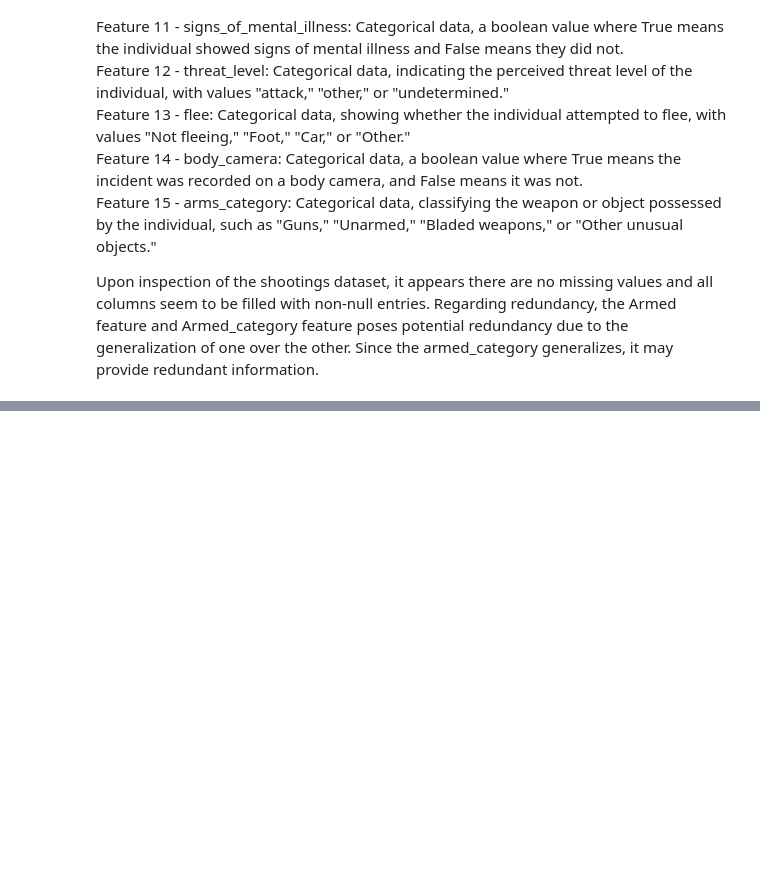
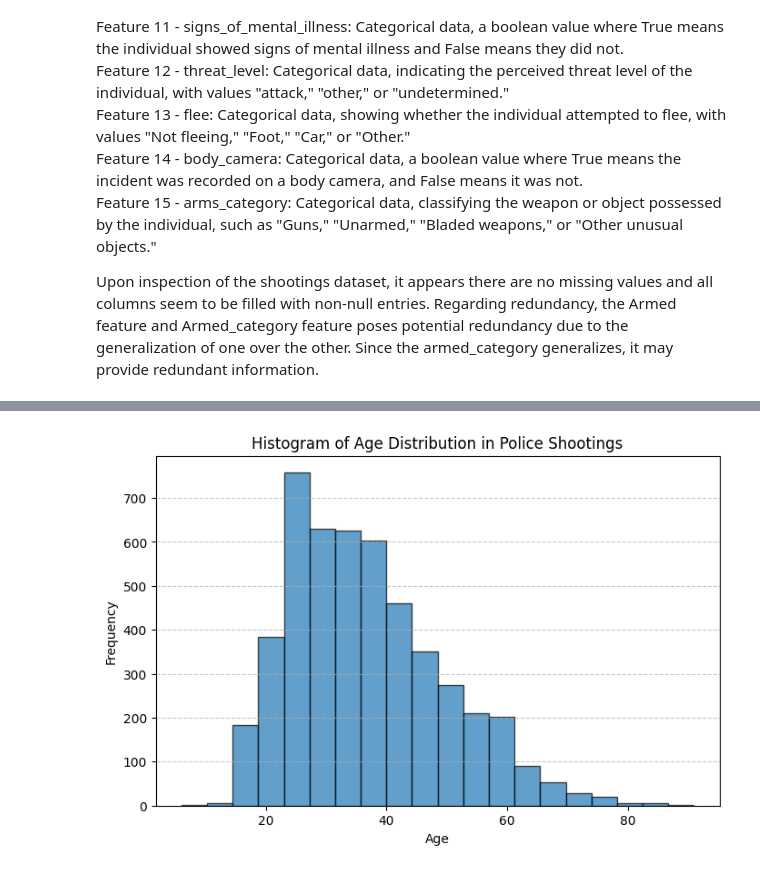
Before and after one commit to pronoyf/CSI4142-Assignment1, a Jupyter notebook: code.ipynb, the cells around one changed output, grey strips where cells are left out. Cells and saved outputs as stored; diff of their text form; code cells hidden in the pictures; blank space fills up the shorter version.

Commit message:
added dataset_2 information and insights

```diff
--- a/code.ipynb
+++ b/code.ipynb
@@ -74,9 +78,10 @@ Upon inspection of the shootings dataset, it appears there are no missing values
 # %%
 import pandas as pd
+import matplotlib.pyplot as plt
+
+
+
 
 # Load the dataset
-file_path = "shootings.csv"
-df = pd.read_csv(file_path)
-
-# Display basic information about the dataset
-df.info(), df.head()
+file_path = "https://raw.githubusercontent.com/pronoyf/CSI4142-Assignment1/refs/heads/main/shootings.csv"
+dataset_2 = pd.read_csv(file_path)
@@ -117,0 +92,11 @@ memory usage: 506.8+ KB
+# %%
+
+plt.figure(figsize=(8, 5))
+plt.hist(dataset_2['age'].dropna(), bins=20, edgecolor="black", alpha=0.7)
+plt.xlabel("Age")
+plt.ylabel("Frequency")
+plt.title("Histogram of Age Distribution in Police Shootings")
+plt.grid(axis="y", linestyle="--", alpha=0.7)
+plt.show()
+# %% [output]
+[figure, added]
```
Also changed, not shown: parts of 32 cells of this notebook.
